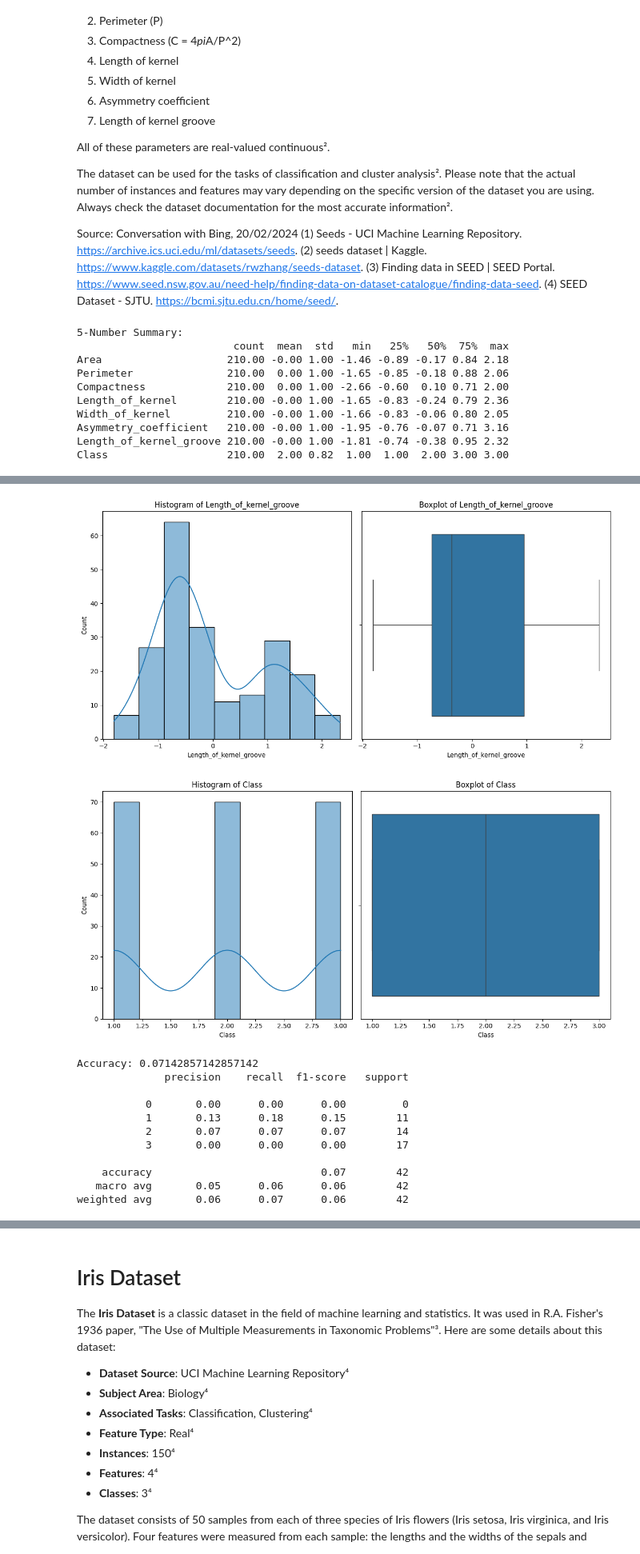
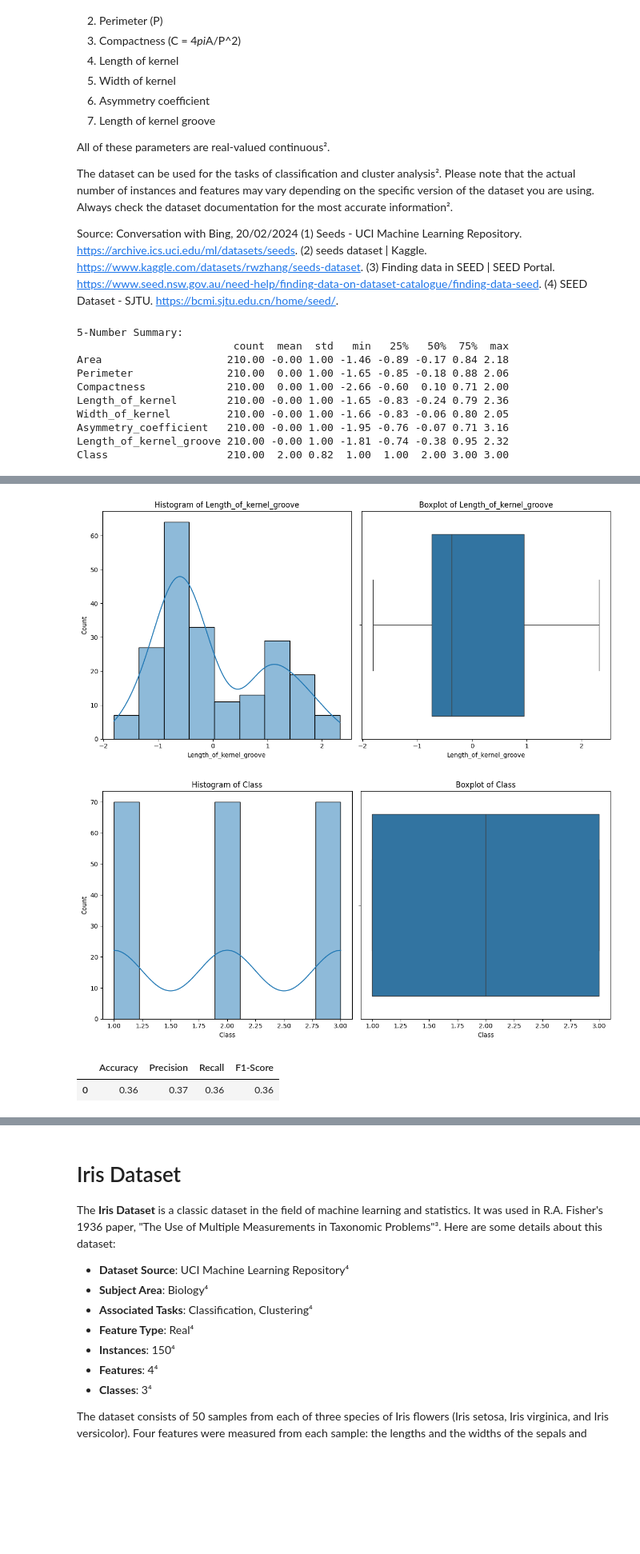
Before and after one commit to Adeelanwar/Machine-Learning-Course, a Jupyter notebook: Assignment1/Adeel(18300).ipynb, the cells around one changed output, grey strips where cells are left out. Shown at 80% size. Drawn from its saved outputs; the diff is of its cells as text; code cells hidden in the pictures; blank space fills up the shorter version.

```diff
--- a/Assignment1/Adeel(18300).ipynb
+++ b/Assignment1/Adeel(18300).ipynb
@@ -393,36 +424,27 @@ Source: Conversation with Bing, 20/02/2024
 # %%
 url = "https://archive.ics.uci.edu/ml/machine-learning-databases/00236/seeds_dataset.txt"
 model = KMeans()
 params = {'n_clusters':[3]}
 column_names = ['Area', 'Perimeter', 'Compactness', 'Length_of_kernel', 'Width_of_kernel', 'Asymmetry_coefficient', 'Length_of_kernel_groove', 'Class']
-master(url, column_names=column_names, problem_type='classification',model=model, params=params)
+master(url, column_names=column_names, problem_type='classification',model=model, params=params, sheet_name='Seeds')
 # %% [output]
 5-Number Summary:
                          count  mean  std   min   25%   50%  75%  max
 Area                    210.00 -0.00 1.00 -1.46 -0.89 -0.17 0.84 2.18
 Perimeter               210.00  0.00 1.00 -1.65 -0.85 -0.18 0.88 2.06
 Compactness             210.00  0.00 1.00 -2.66 -0.60  0.10 0.71 2.00
 Length_of_kernel        210.00 -0.00 1.00 -1.65 -0.83 -0.24 0.79 2.36
 Width_of_kernel         210.00 -0.00 1.00 -1.66 -0.83 -0.06 0.80 2.05
 Asymmetry_coefficient   210.00 -0.00 1.00 -1.95 -0.76 -0.07 0.71 3.16
 Length_of_kernel_groove 210.00 -0.00 1.00 -1.81 -0.74 -0.38 0.95 2.32
 Class                   210.00  2.00 0.82  1.00  1.00  2.00 3.00 3.00
 [figure]
 [figure]
 [figure]
 [figure]
 [figure]
 [figure]
 [figure]
 [figure]
-Accuracy: 0.07142857142857142
-              precision    recall  f1-score   support
-
-           0       0.00      0.00      0.00         0
-           1       0.13      0.18      0.15        11
-           2       0.07      0.07      0.07        14
-           3       0.00      0.00      0.00        17
-
-    accuracy                           0.07        42
-   macro avg       0.05      0.06      0.06        42
-weighted avg       0.06      0.07      0.06        42
+|  | Accuracy | Precision | Recall | F1-Score |
+| 0 | 0.36 | 0.37 | 0.36 | 0.36 |
```
Also changed, not shown: parts of 21 cells of this notebook, 1 other file.
